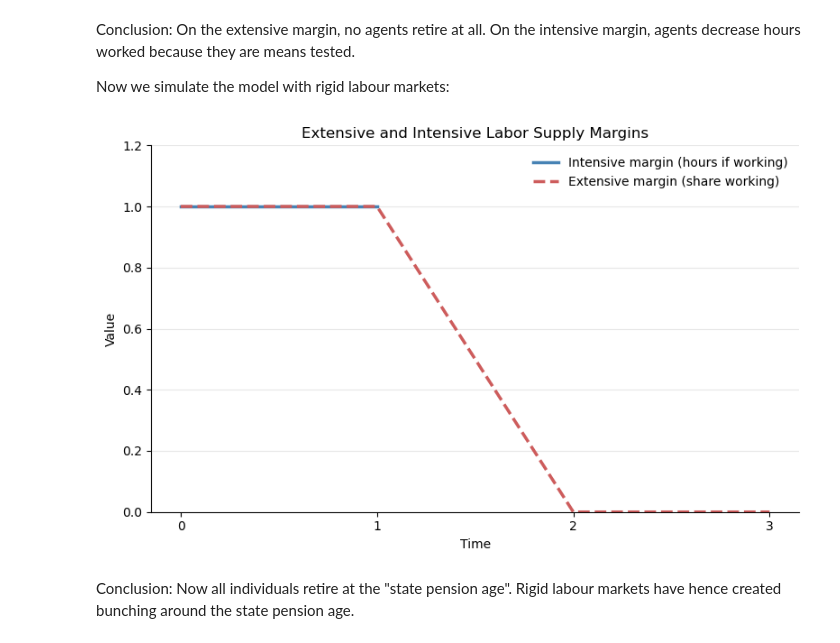
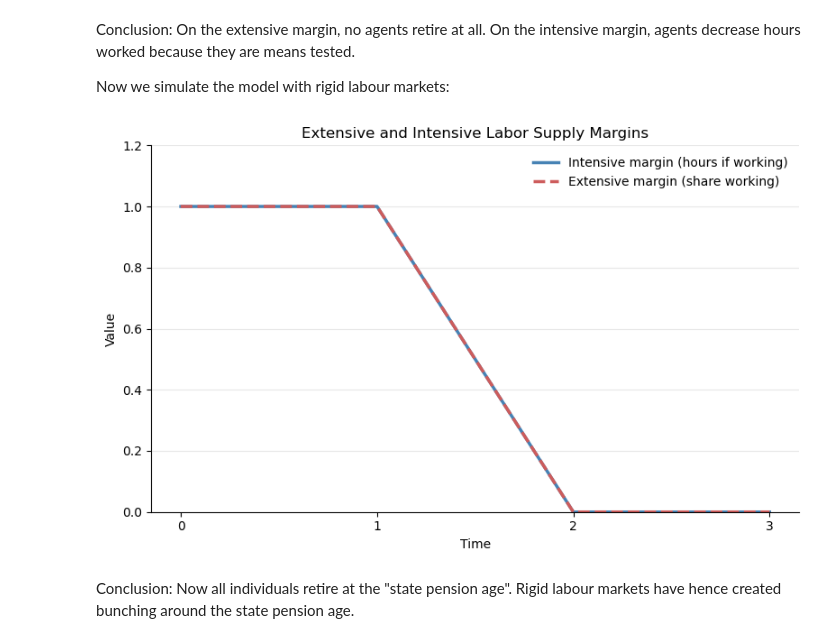
Before and after one commit to peter-l-ravn/The-Danish-Pension-Model, a Jupyter notebook: Run Model .ipynb, the cells around one changed output. Saved outputs shown, nothing was run; the diff lists cells and outputs as text; code cells hidden in the pictures.

```diff
--- a/Run Model .ipynb
+++ b/Run Model .ipynb
@@ -78,13 +75,16 @@ Now we simulate the model with rigid labour markets:
 # %%
 model.par.labour_market_flexibility = 'rigid'  # Options: 'flexible', 'rigid'
 model.solve()
 model.simulate()
 
 share_working = np.nanmean(np.where(model.sim.h > 0, 1.0, 0.0), axis=1)
 hours_if_work = np.nanmean(np.where(model.sim.h > 0, model.sim.h, np.nan), axis=1)
 
+# If hours_if_work is NaN, set to zero
+hours_if_work = np.where(np.isnan(hours_if_work), 0, hours_if_work)
+
 plot_extensive_intensive(share_working, hours_if_work)
 # %% [output]
-[figure, old version]
+[figure, new version]
 # %% [markdown]
 Conclusion: Now all individuals retire at the "state pension age". Rigid labour markets have hence created bunching around the state pension age.
```
Also changed, not shown: parts of 2 cells of this notebook.
